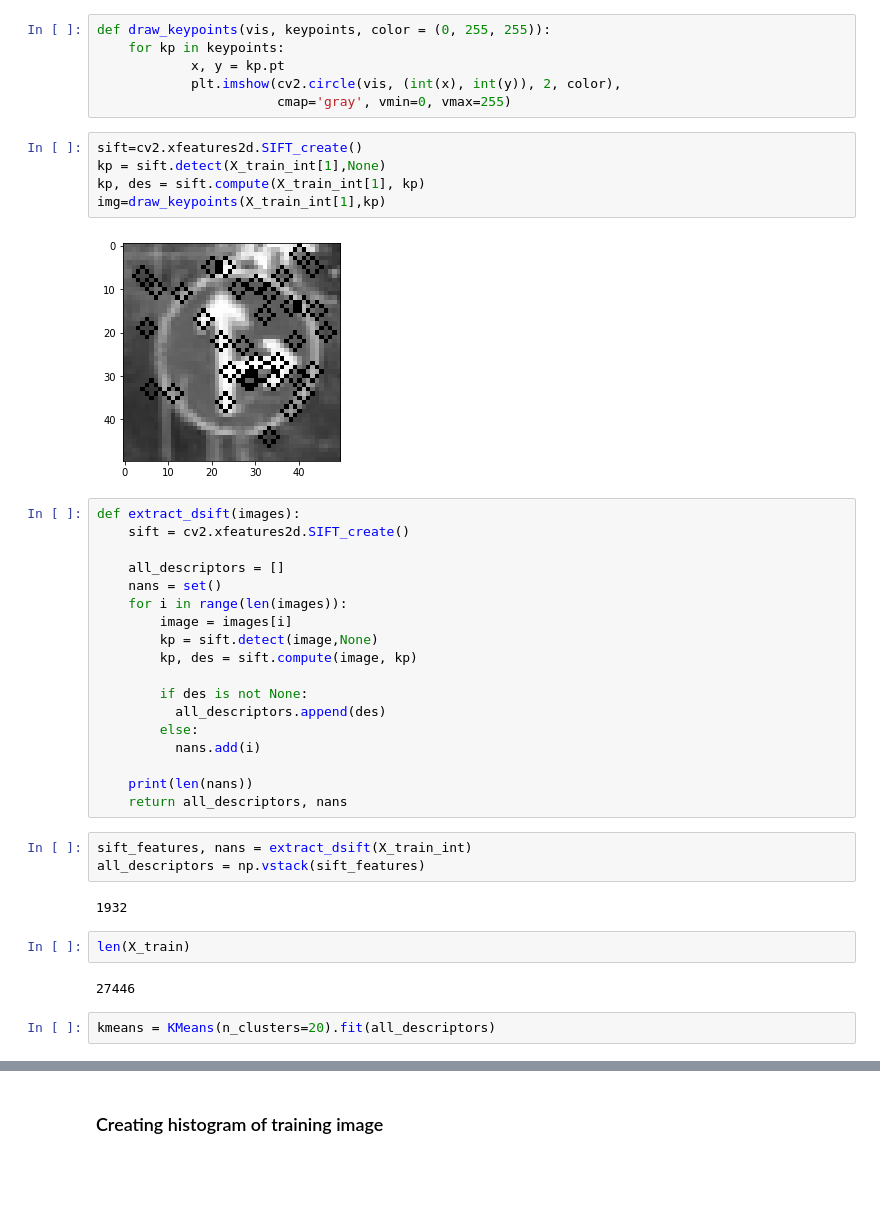
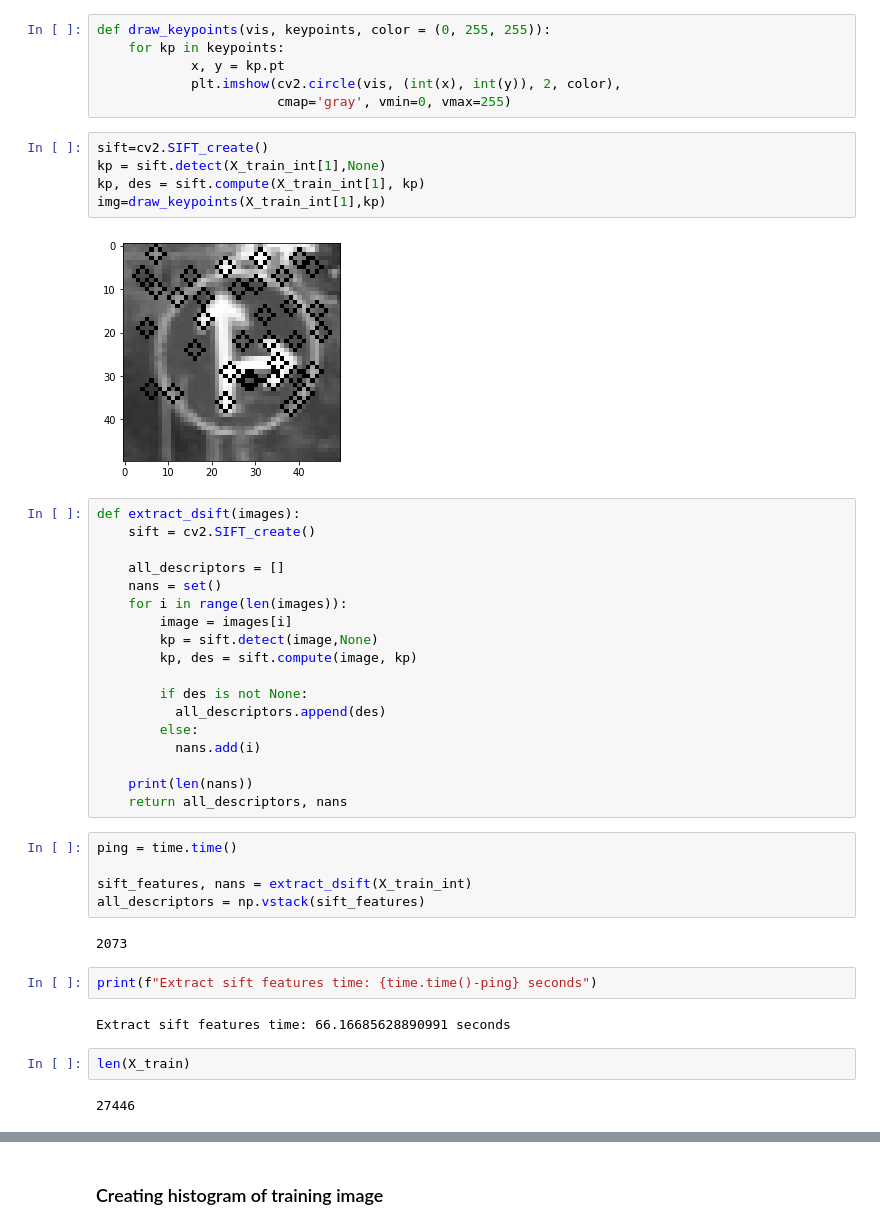
Before and after one commit to Sejmou/ml-ex3, a Jupyter notebook: notebooks/Traditional_Methods_GTSRB.ipynb, the cells around one changed output, grey strips where cells are left out. Saved outputs shown, nothing was run; the diff lists cells and outputs as text; blank space fills up the shorter version.

```diff
--- a/notebooks/Traditional_Methods_GTSRB.ipynb
+++ b/notebooks/Traditional_Methods_GTSRB.ipynb
@@ -107,15 +114,15 @@ def draw_keypoints(vis, keypoints, color = (0, 255, 255)):
             plt.imshow(cv2.circle(vis, (int(x), int(y)), 2, color),
                        cmap='gray', vmin=0, vmax=255)
 # %%
-sift=cv2.xfeatures2d.SIFT_create()
+sift=cv2.SIFT_create()
 kp = sift.detect(X_train_int[1],None)
 kp, des = sift.compute(X_train_int[1], kp)
 img=draw_keypoints(X_train_int[1],kp)
 # %% [output]
-[figure, old version]
+[figure, new version]
 # %%
 def extract_dsift(images):
-    sift = cv2.xfeatures2d.SIFT_create()
+    sift = cv2.SIFT_create()
 
     all_descriptors = []
     nans = set()
@@ -132,13 +139,17 @@ def extract_dsift(images):
     print(len(nans))
     return all_descriptors, nans
 # %%
+ping = time.time()
+
 sift_features, nans = extract_dsift(X_train_int)
 all_descriptors = np.vstack(sift_features)
 # %% [output]
-1932
+2073
+# %%
+print(f"Extract sift features time: {time.time()-ping} seconds")
+# %% [output]
+Extract sift features time: 66.16685628890991 seconds
 # %%
 len(X_train)
 # %% [output]
 27446
-# %%
-kmeans = KMeans(n_clusters=20).fit(all_descriptors)
```
Also changed, not shown: parts of 15 cells of this notebook.
